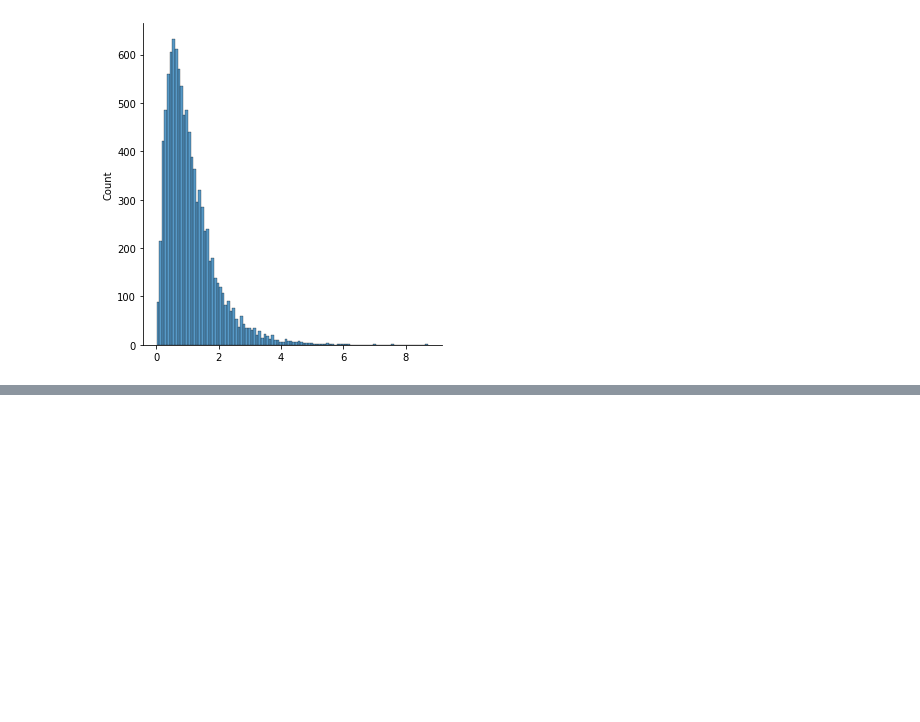
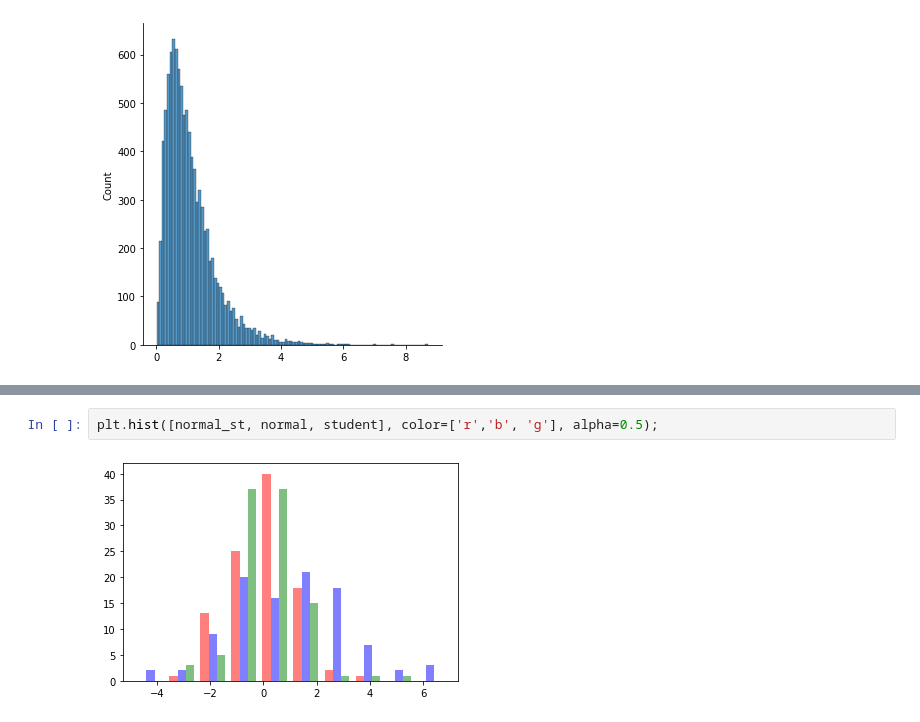
Before and after one commit to iakubovskii7/Data_Science_Course, a Jupyter notebook: DataAnalysis/Лекция 2. Numpy и основные распределения в статистике.ipynb, the cells around one changed output, grey strips where cells are left out. Drawn from its saved outputs; the diff is of its cells as text; blank space fills up the shorter version.

```diff
--- a/DataAnalysis/Лекция 2. Numpy и основные распределения в статистике.ipynb
+++ b/DataAnalysis/Лекция 2. Numpy и основные распределения в статистике.ipynb
@@ -745,0 +790,4 @@ print(f"97.5% квантиль эмпирического распределен
+# %%
+plt.hist([normal_st, normal, student], color=['r','b', 'g'], alpha=0.5);
+# %% [output]
+[figure, added]
```
Also changed, not shown: parts of 19 cells of this notebook.
